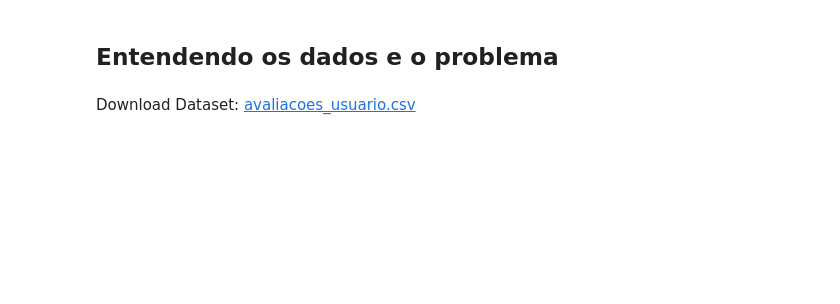
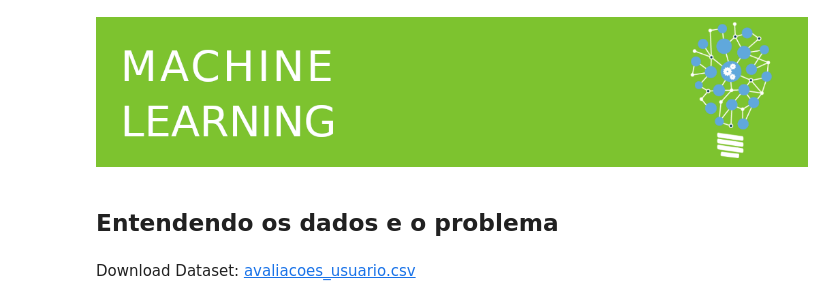
Before and after one commit to leandrorodor/ALR-Machine_Learning_AS, a Jupyter notebook: regressao_logistica.ipynb, the cells around one changed output. Drawn from its saved outputs; the diff is of its cells as text; code cells hidden in the pictures; blank space fills up the shorter version.

```diff
--- a/regressao_logistica.ipynb
+++ b/regressao_logistica.ipynb
@@ -1,5 +1,10 @@
 # %% [markdown]
 <a href="https://colab.research.google.com/github/leandrorodor/ALR-Machine_Learning_AS/blob/main/regressao_logistica.ipynb" target="_parent"><img src="https://colab.research.google.com/assets/colab-badge.svg" alt="Open In Colab"/></a>
+# %%
+from IPython.display import Image
+Image('/content/sample_data/banner_machine_learning.png')
+# %% [output]
+[figure, added]
 # %% [markdown]
 ## Entendendo os dados e o problema
 # %%
```
